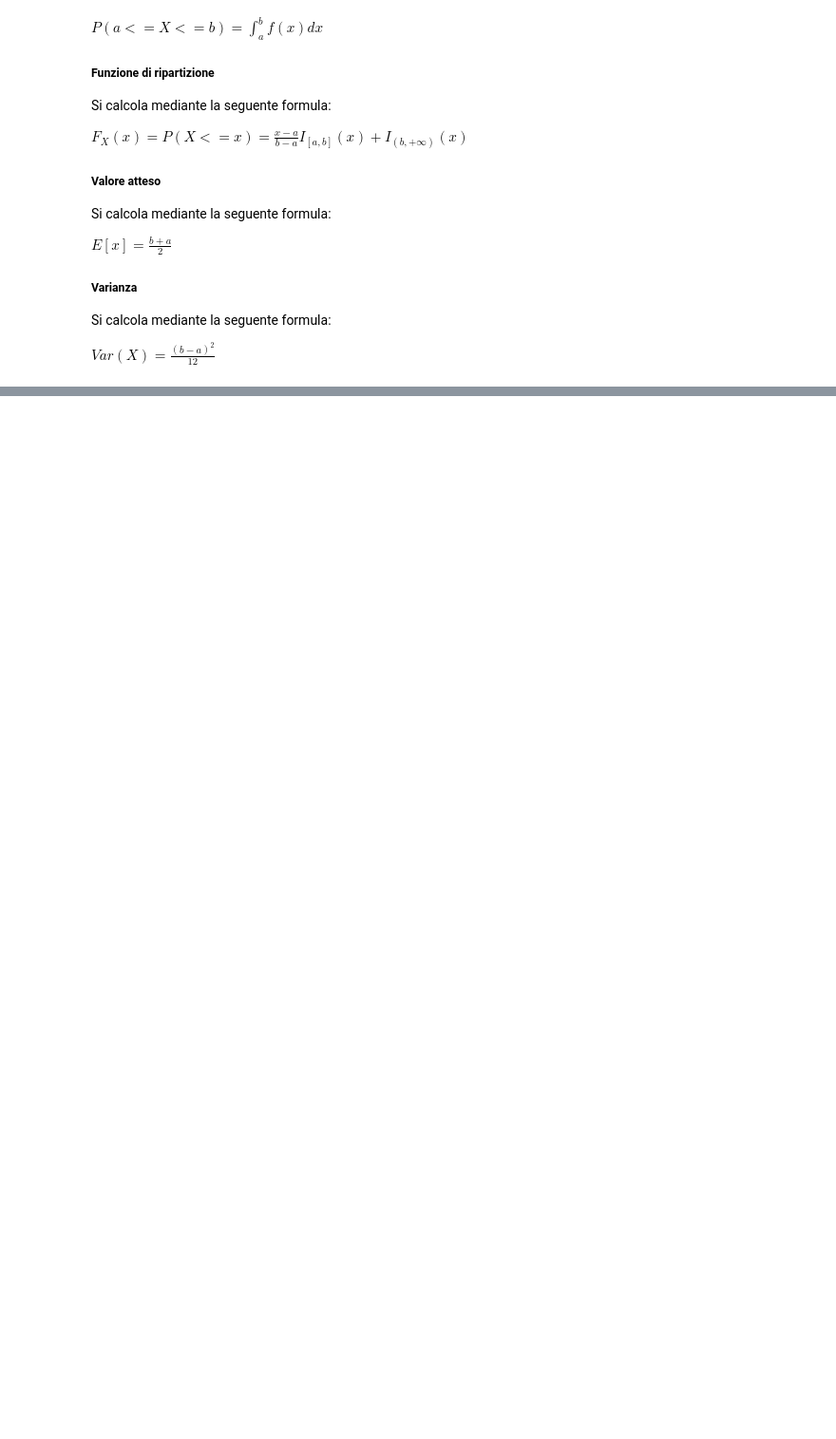
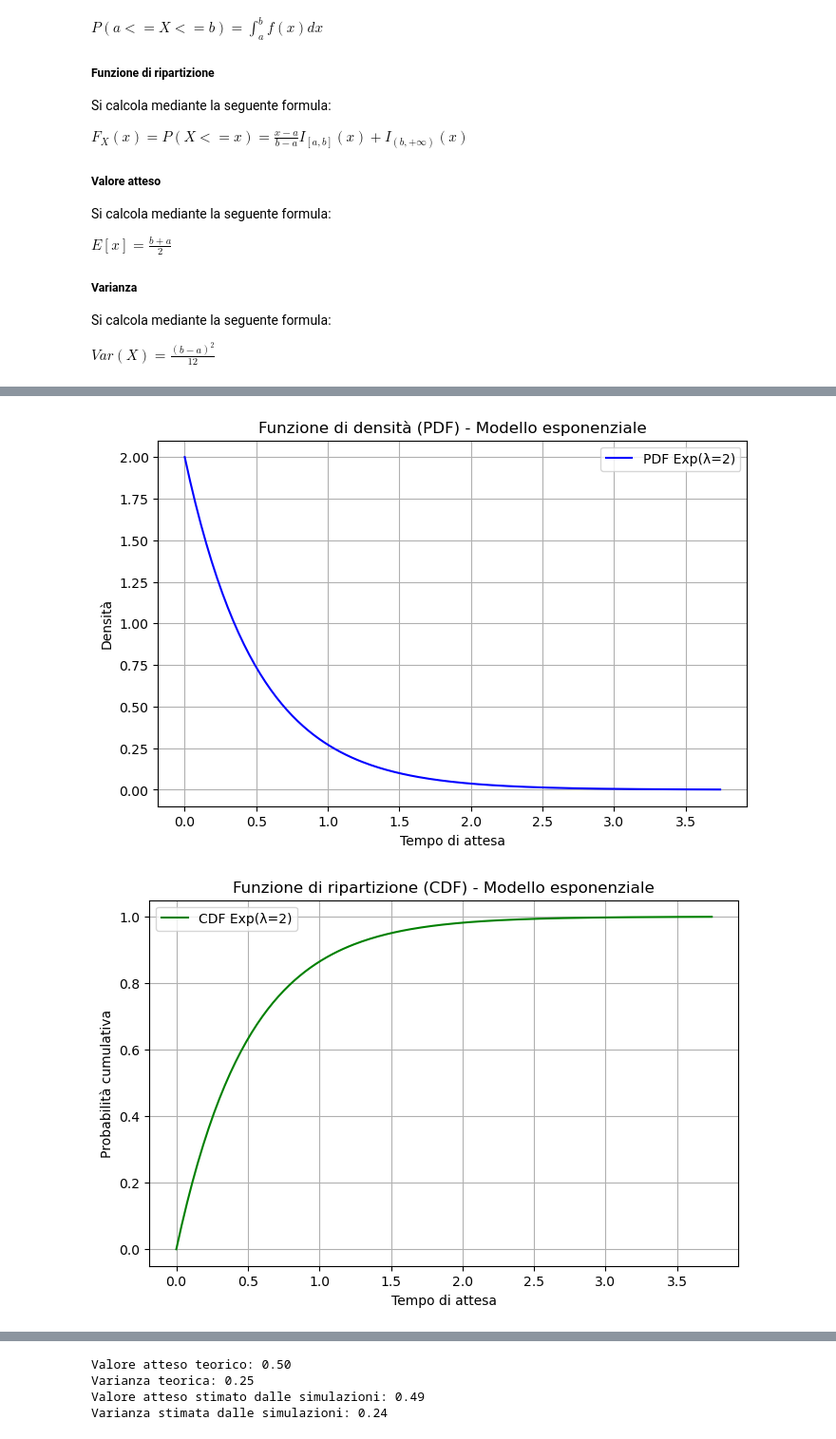
Before and after one commit to Gallja/SAD_Python, a Jupyter notebook: calcolo_delle_probabilita.ipynb, the cells around one changed output, grey strips where cells are left out. Shown at 95% size. Drawn from its saved outputs; the diff is of its cells as text; code cells hidden in the pictures; blank space fills up the shorter version.

Commit message:
fine calcolo delle probabilità

```diff
--- a/calcolo_delle_probabilita.ipynb
+++ b/calcolo_delle_probabilita.ipynb
@@ -1816,0 +1847,70 @@ Questa è l'unica distribuzione continua con questa proprietà. In altre parole,
+# %%
+import numpy as np
+import matplotlib.pyplot as plt
+from scipy.stats import expon
+
+# -----------------------------
+# Parametri iniziali
+# -----------------------------
+lambd = 2  # Parametro λ della distribuzione esponenziale
+n_simulazioni = 1000  # Numero di simulazioni Monte Carlo
+
+# -----------------------------
+# Simulazione Monte Carlo
+# -----------------------------
+# Genero i tempi di attesa secondo la distribuzione esponenziale
+attese = expon.rvs(scale=1/lambd, size=n_simulazioni)  # scale = 1/λ
+
+# -----------------------------
+# Funzione di densità (PDF) - Grafico
+# -----------------------------
+x_vals = np.linspace(0, np.max(attese), 200)
+pdf_expon = lambd * np.exp(-lambd * x_vals)
+
+plt.figure(figsize=(8, 5))
+plt.plot(x_vals, pdf_expon, color='blue', label=f'PDF Exp(λ={lambd})')
+plt.title('Funzione di densità (PDF) - Modello esponenziale')
+plt.xlabel('Tempo di attesa')
+plt.ylabel('Densità')
+plt.grid(True)
+plt.legend()
+plt.show()
+
+# -----------------------------
+# Funzione di ripartizione (CDF) - Grafico
+# -----------------------------
+cdf_expon = 1 - np.exp(-lambd * x_vals)
+
+plt.figure(figsize=(8, 5))
+plt.plot(x_vals, cdf_expon, color='green', label=f'CDF Exp(λ={lambd})')
+plt.title('Funzione di ripartizione (CDF) - Modello esponenziale')
+plt.xlabel('Tempo di attesa')
+plt.ylabel('Probabilità cumulativa')
+plt.grid(True)
+plt.legend()
+plt.show()
+
+# -----------------------------
+# Analisi della simulazione Monte Carlo
+# -----------------------------
+plt.figure(figsize=(8, 5))
+plt.hist(attese, bins=30, density=True, edgecolor='black', alpha=0.7)
+plt.title(f'Istogramma dei tempi di attesa ({n_simulazioni} simulazioni)')
+plt.xlabel('Tempo di attesa')
+plt.ylabel('Frequenza relativa')
+plt.grid(True)
+plt.show()
+
+# -----------------------------
+# Valori teorici
+# -----------------------------
+valore_atteso_teorico = 1 / lambd
+varianza_teorica = 1 / (lambd**2)
+
+print(f"Valore atteso teorico: {valore_atteso_teorico:.2f}")
+print(f"Varianza teorica: {varianza_teorica:.2f}")
+print(f"Valore atteso stimato dalle simulazioni: {np.mean(attese):.2f}")
+print(f"Varianza stimata dalle simulazioni: {np.var(attese):.2f}")
+# %% [output]
+[figure, added]
+[figure, added]
@@ -1816,0 +1918,4 @@ Questa è l'unica distribuzione continua con questa proprietà. In altre parole,
+Valore atteso teorico: 0.50
+Varianza teorica: 0.25
+Valore atteso stimato dalle simulazioni: 0.49
+Varianza stimata dalle simulazioni: 0.24
```
Also changed, not shown: parts of 10 cells of this notebook.
